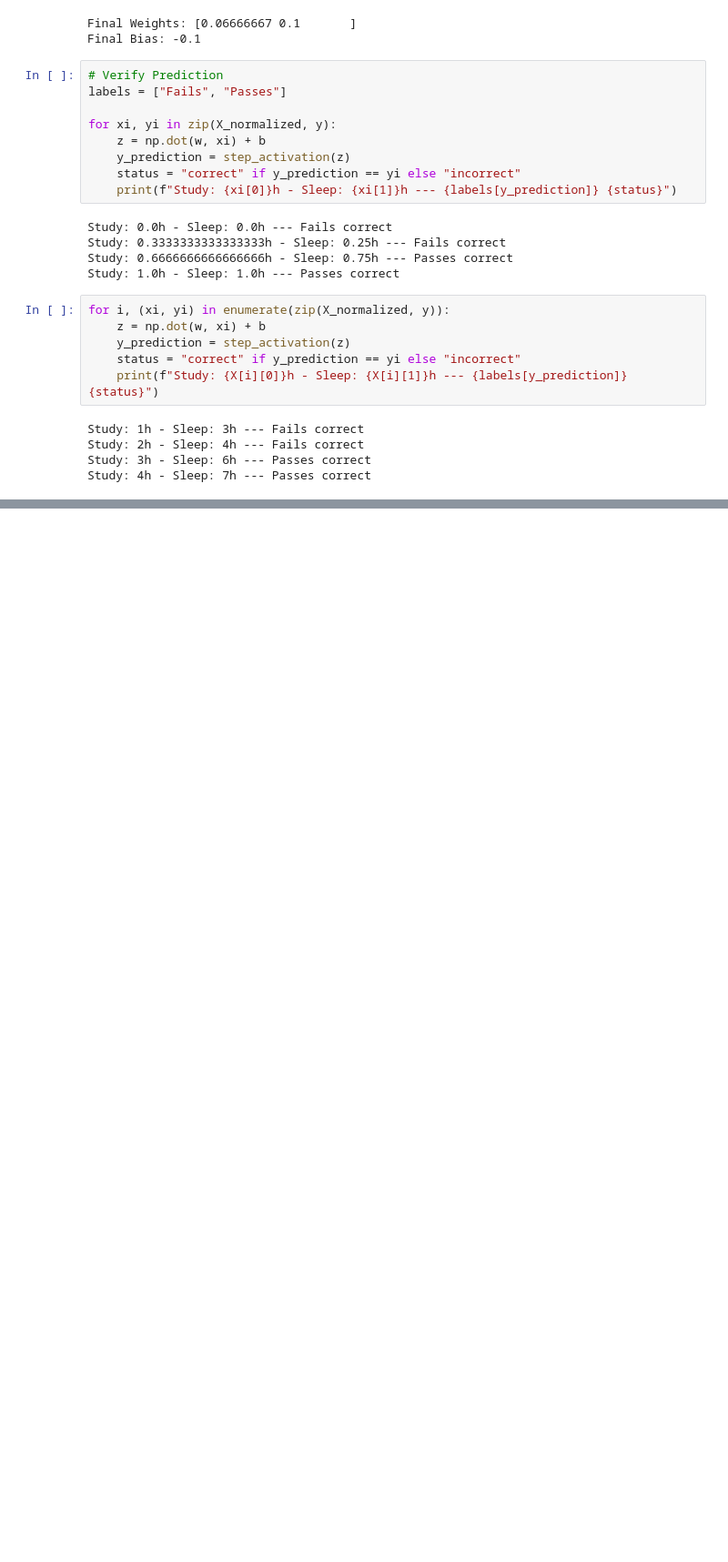
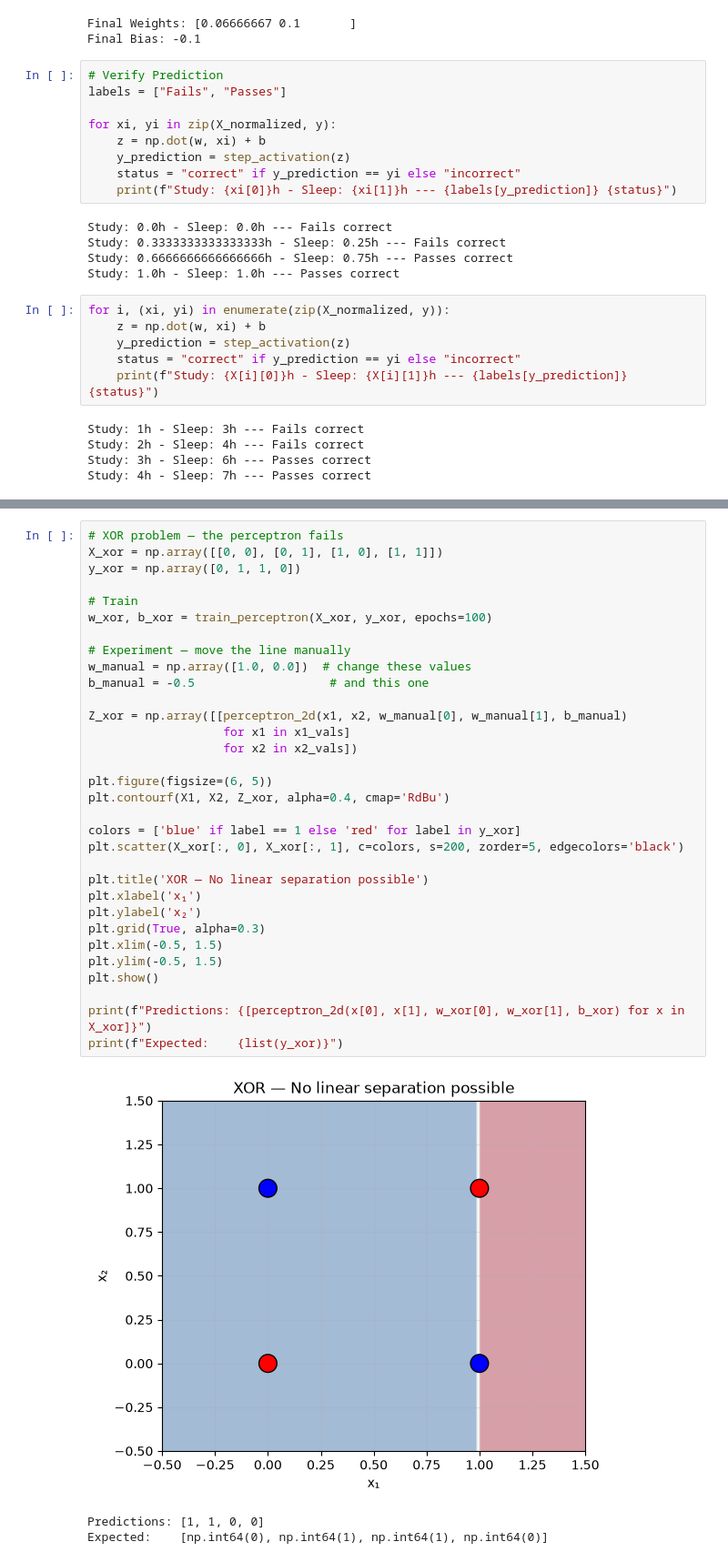
Before and after one commit to fbalbinotdoif/neural-net-numpy, a Jupyter notebook: notebooks/01_perceptron.ipynb, the cells around one changed output, grey strips where cells are left out. Shown at 91% size. Cells and saved outputs as stored; diff of their text form; blank space fills up the shorter version.

Commit message:
feat: complete perceptron notebook with XOR limitation

```diff
--- a/notebooks/01_perceptron.ipynb
+++ b/notebooks/01_perceptron.ipynb
@@ -206,0 +224,36 @@ Study: 4h - Sleep: 7h --- Passes correct
+# %%
+# XOR problem — the perceptron fails
+X_xor = np.array([[0, 0], [0, 1], [1, 0], [1, 1]])
+y_xor = np.array([0, 1, 1, 0])
+
+# Train
+w_xor, b_xor = train_perceptron(X_xor, y_xor, epochs=100)
+
+# Experiment — move the line manually
+w_manual = np.array([1.0, 0.0])  # change these values
+b_manual = -0.5                   # and this one
+
+Z_xor = np.array([[perceptron_2d(x1, x2, w_manual[0], w_manual[1], b_manual)
+                   for x1 in x1_vals]
+                   for x2 in x2_vals])
+
+plt.figure(figsize=(6, 5))
+plt.contourf(X1, X2, Z_xor, alpha=0.4, cmap='RdBu')
+
+colors = ['blue' if label == 1 else 'red' for label in y_xor]
+plt.scatter(X_xor[:, 0], X_xor[:, 1], c=colors, s=200, zorder=5, edgecolors='black')
+
+plt.title('XOR — No linear separation possible')
+plt.xlabel('x₁')
+plt.ylabel('x₂')
+plt.grid(True, alpha=0.3)
+plt.xlim(-0.5, 1.5)
+plt.ylim(-0.5, 1.5)
+plt.show()
+
+print(f"Predictions: {[perceptron_2d(x[0], x[1], w_xor[0], w_xor[1], b_xor) for x in X_xor]}")
+print(f"Expected:    {list(y_xor)}")
+# %% [output]
+[figure, added]
+Predictions: [1, 1, 0, 0]
+Expected:    [np.int64(0), np.int64(1), np.int64(1), np.int64(0)]
```
Also changed, not shown: parts of 3 cells of this notebook.
